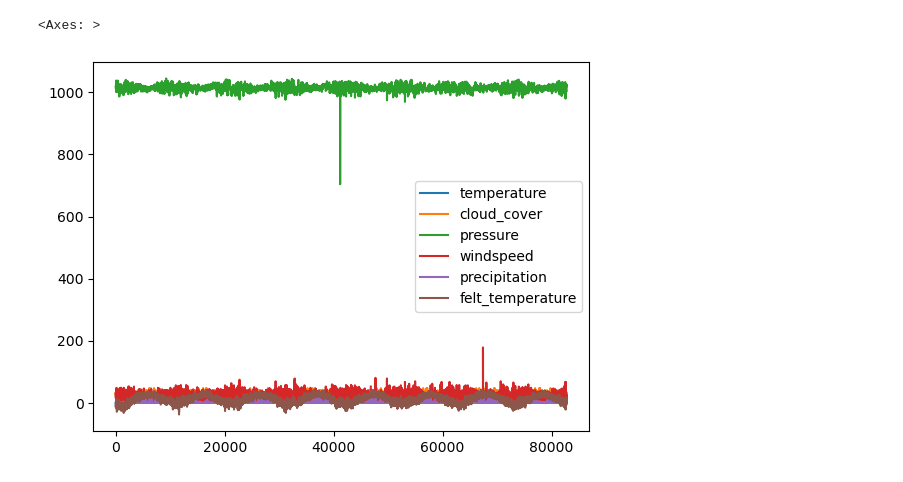
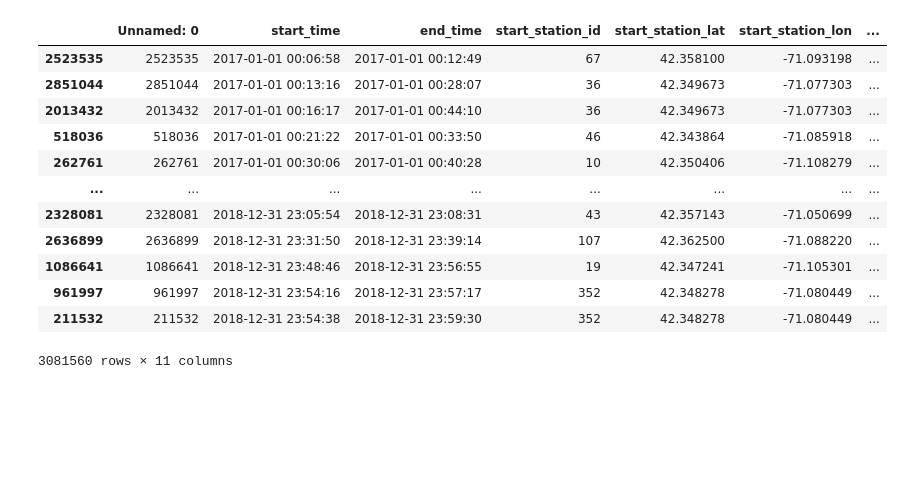
Before and after one commit to Oxford012/DDT, a Jupyter notebook: Laurin/Notebook_1.ipynb, the cells around one changed output. Drawn from its saved outputs; the diff is of its cells as text; code cells hidden in the pictures; blank space fills up the shorter version.

Commit message:
Stations cleaned

```diff
--- a/Laurin/Notebook_1.ipynb
+++ b/Laurin/Notebook_1.ipynb
@@ -11,6 +5,18 @@ data = pd.read_csv('C:/Users/lauri/PycharmProjects/DSML_Data/bluebikes_2017_2018
 # %%
-weather = pd.read_csv(r"C:\Users\lauri\PycharmProjects\DSML_Data\Weather_Boston\Boston")
-weather.plot()
+df = clean_data('C:/Users/lauri/PycharmProjects/DSML_Data/bluebikes_2017_2018_data/bluebikes_2017_2018')
-# %% [output]
-<Axes: >
-[figure, removed]
+# %%
+df
+# %% [output]
+|  | Unnamed: 0 | start_time | end_time | start_station_id | start_station_lat | start_station_lon | ... |
+| 2523535 | 2523535 | 2017-01-01 00:06:58 | 2017-01-01 00:12:49 | 67 | 42.358100 | -71.093198 | ... |
+| 2851044 | 2851044 | 2017-01-01 00:13:16 | 2017-01-01 00:28:07 | 36 | 42.349673 | -71.077303 | ... |
+| 2013432 | 2013432 | 2017-01-01 00:16:17 | 2017-01-01 00:44:10 | 36 | 42.349673 | -71.077303 | ... |
+| 518036 | 518036 | 2017-01-01 00:21:22 | 2017-01-01 00:33:50 | 46 | 42.343864 | -71.085918 | ... |
+| 262761 | 262761 | 2017-01-01 00:30:06 | 2017-01-01 00:40:28 | 10 | 42.350406 | -71.108279 | ... |
+| ... | ... | ... | ... | ... | ... | ... | ... |
+| 2328081 | 2328081 | 2018-12-31 23:05:54 | 2018-12-31 23:08:31 | 43 | 42.357143 | -71.050699 | ... |
+| 2636899 | 2636899 | 2018-12-31 23:31:50 | 2018-12-31 23:39:14 | 107 | 42.362500 | -71.088220 | ... |
+| 1086641 | 1086641 | 2018-12-31 23:48:46 | 2018-12-31 23:56:55 | 19 | 42.347241 | -71.105301 | ... |
+| 961997 | 961997 | 2018-12-31 23:54:16 | 2018-12-31 23:57:17 | 352 | 42.348278 | -71.080449 | ... |
+| 211532 | 211532 | 2018-12-31 23:54:38 | 2018-12-31 23:59:30 | 352 | 42.348278 | -71.080449 | ... |
+3081560 rows × 11 columns
```
Also changed, not shown: parts of 3 cells of this notebook, 1 other file.
